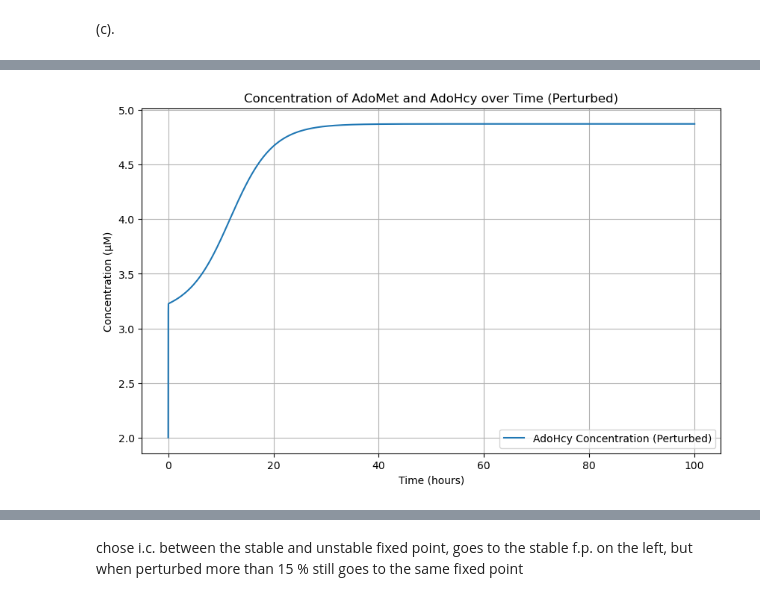
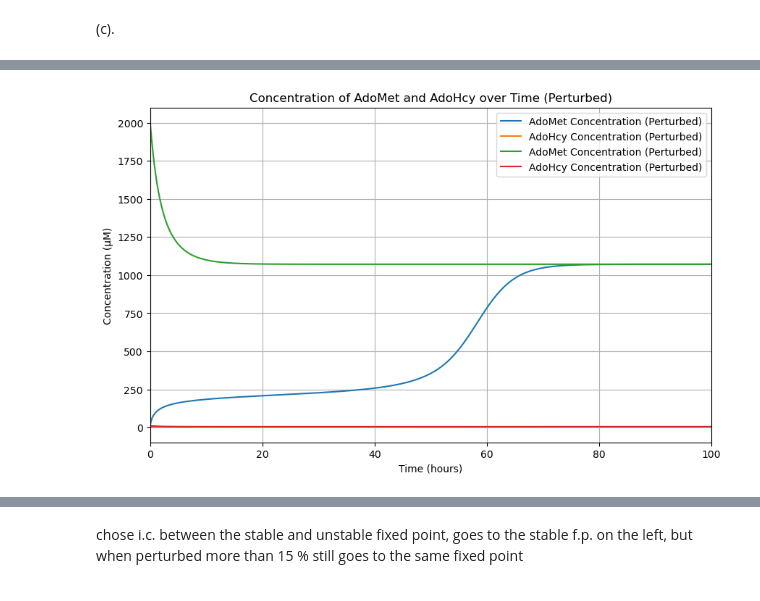
Before and after one commit to maxwellyue1/AMATH-882, a Jupyter notebook: A2/Methionine_metabolism.ipynb, the cells around one changed output, grey strips where cells are left out. Drawn from its saved outputs; the diff is of its cells as text; code cells hidden in the pictures.

```diff
--- a/A2/Methionine_metabolism.ipynb
+++ b/A2/Methionine_metabolism.ipynb
@@ -272,6 +277,6 @@ this doesnt align with the question statement, MATIII and GNMT should have a dra
 # %% [markdown]
 (c).
 # %%
-params_c = {**parameters, 'Met': 51}
+params_c = {**params, 'Met': 51}
 params_c
 # %% [output]
@@ -279,6 +297,11 @@ NameError: name 'parameters' is not defined
 # %%
-initial_concentrations_c = {
-    'AdoMet': 400,  # µM
+initial_concentrations_c1 = {
+    'AdoMet': 10,  # µM
     'AdoHcy': 2,  # µM
 }
+
+initial_concentrations_c2 = {
+    'AdoMet': 2000,  # µM
+    'AdoHcy': 15,  # µM
+}
 # %%
@@ -298,12 +338,19 @@ array([[400.        ,   2.        ],
+# %%
+perturbation = 1.04
+simulation_results_c1_perturbed = model_simulation({**params_c, 'v_MATIII_max': params['v_MATIII_max']*perturbation}, initial_concentrations_c1, time_points)
+simulation_results_c2_perturbed = model_simulation({**params_c, 'v_MATIII_max': params['v_MATIII_max']*perturbation}, initial_concentrations_c2, time_points)
 # %%
 plt.figure(figsize=(10, 6))
-plt.plot(time_points, simulation_results_c[:, 0], label='AdoMet Concentration (Perturbed)')
-plt.plot(time_points, simulation_results_c[:, 1], label='AdoHcy Concentration (Perturbed)')
+plt.plot(time_points, simulation_results_c1_perturbed[:, 0], label='AdoMet Concentration (Perturbed)')
+plt.plot(time_points, simulation_results_c1_perturbed[:, 1], label='AdoHcy Concentration (Perturbed)')
+plt.plot(time_points, simulation_results_c2_perturbed[:, 0], label='AdoMet Concentration (Perturbed)')
+plt.plot(time_points, simulation_results_c2_perturbed[:, 1], label='AdoHcy Concentration (Perturbed)')
 plt.xlabel('Time (hours)')
 plt.ylabel('Concentration (µM)')
 plt.title('Concentration of AdoMet and AdoHcy over Time (Perturbed)')
 plt.legend()
+plt.xlim(0, 100)
 plt.grid(True)
 plt.show()
 # %% [output]
-[figure, old version]
+[figure, new version]
```
Also changed, not shown: parts of 14 cells of this notebook, 4 other files.
